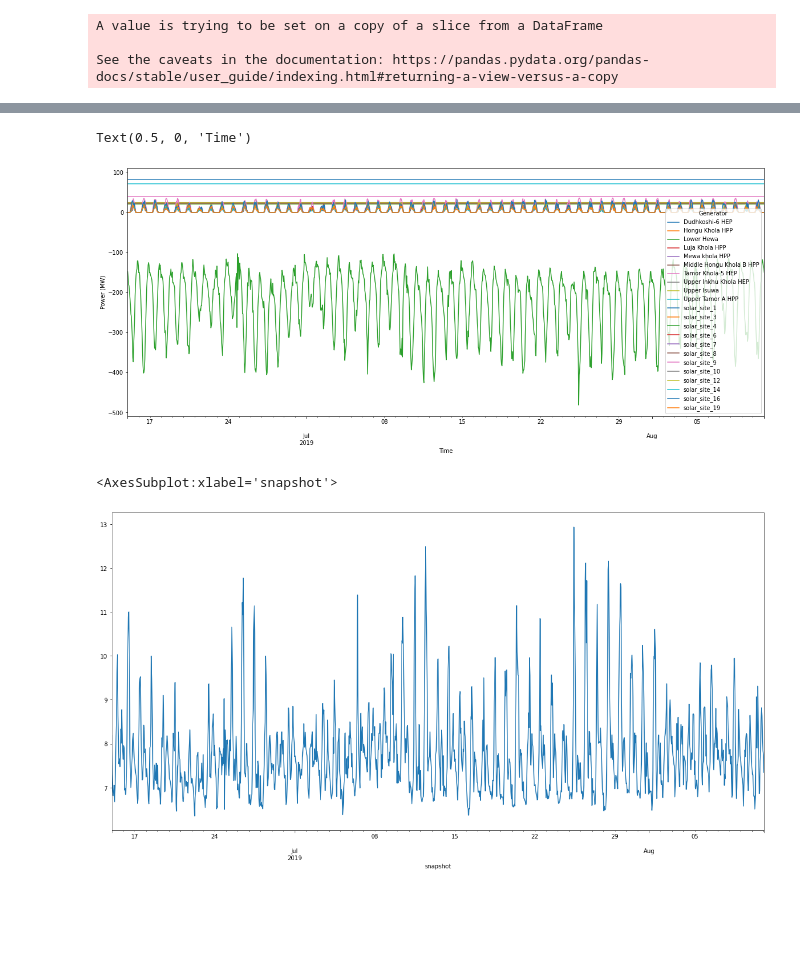
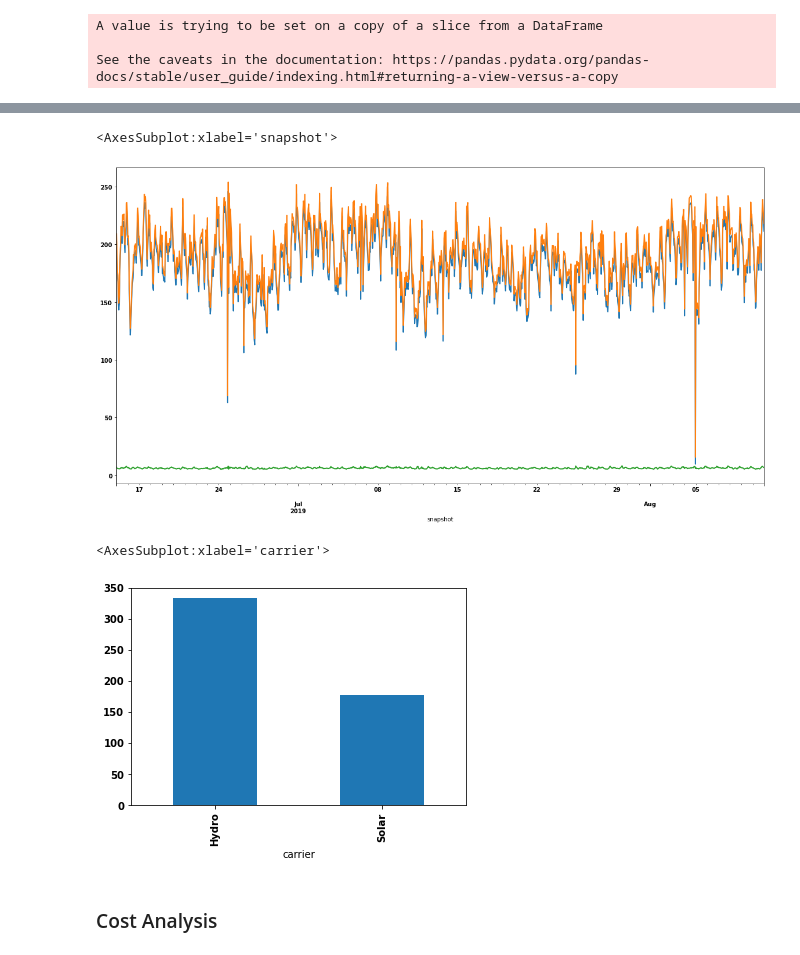
Before and after one commit to deependran7/grid_optimization, a Jupyter notebook: Binary_Optimization_Wet.ipynb, the cells around one changed output, grey strips where cells are left out. Drawn from its saved outputs; the diff is of its cells as text; code cells hidden in the pictures; blank space fills up the shorter version.

```diff
--- a/Binary_Optimization_Wet.ipynb
+++ b/Binary_Optimization_Wet.ipynb
@@ -127,18 +138,19 @@ WARNING:pypsa.plot:Cartopy needs to be installed to use `geomap=True`.
-# %%
-fig,ax = plt.subplots(figsize = (20,8))
-optimal_network.generators_t.p.plot(ax= ax)
-ax.set_ylabel("Power (MW)")
-ax.set_xlabel("Time")
-# %% [output]
-Text(0.5, 0, 'Time')
-[figure, removed]
 # %%
 optimal_network.generators_t.p['total_generation'] = optimal_network.generators_t.p.sum(axis = 1)
 optimal_network.loads_t.p['total_load'] = optimal_network.loads_t.p.sum(axis = 1)
 loss = optimal_network.generators_t.p.total_generation - optimal_network.loads_t.p.total_load
 # %%
 fig,ax = plt.subplots(figsize = (20,10))
+optimal_network.loads_t.p['total_load'].plot(ax=ax)
+optimal_network.generators_t.p['total_generation'].plot(ax=ax)
 loss.plot(ax=ax)
 # %% [output]
 <AxesSubplot:xlabel='snapshot'>
-[figure, old version]
+[figure, new version]
+# %%
+optimal_network.generators.groupby("carrier")["p_nom"].sum().plot.bar()
+# %% [output]
+<AxesSubplot:xlabel='carrier'>
+[figure, added]
+# %% [markdown]
+<h3> Cost Analysis
```
Also changed, not shown: parts of 8 cells of this notebook, 30 other files.
